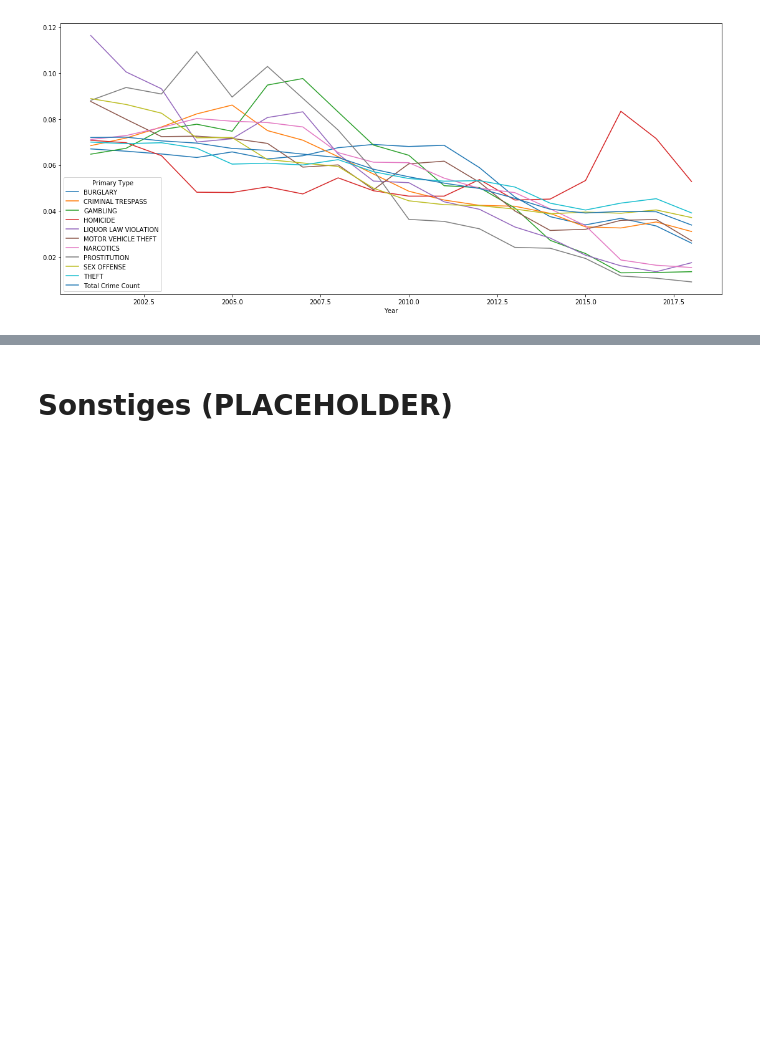
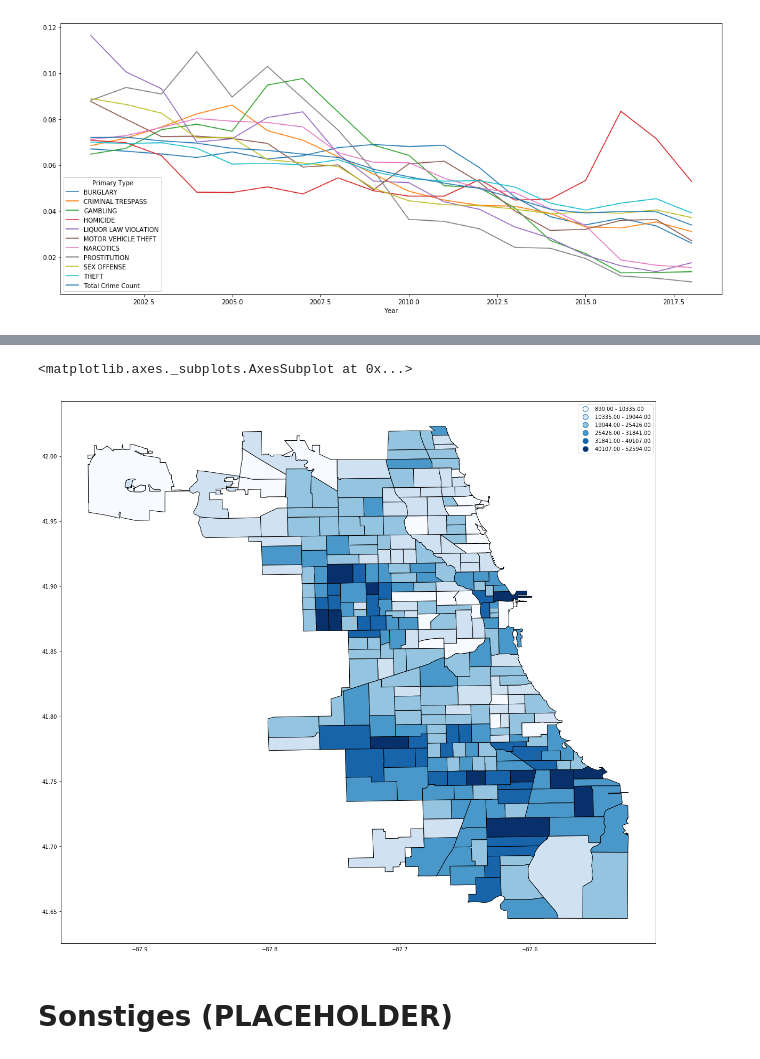
Before and after one commit to sambokai/Chicago-Crime-EDA, a Jupyter notebook: EDA.ipynb, the cells around one changed output, grey strips where cells are left out. Saved outputs shown, nothing was run; the diff lists cells and outputs as text; code cells hidden in the pictures; blank space fills up the shorter version.

```diff
--- a/EDA.ipynb
+++ b/EDA.ipynb
@@ -298,3 +358,19 @@ c.T.plot(figsize=(19,8))
+# %%
+c = crimes
+
+c = c.groupby('Beat').size().rename_axis('beat_num').rename('crimes_per_beat')
+
+c.index = c.index.astype(str)
+c.index = c.index.str.zfill(4)
+
+c = beats_map[['beat_num', 'geometry']].join(c, on='beat_num')
+
+c.crimes_per_beat = c.crimes_per_beat.fillna(0)
+
+c.plot(column='crimes_per_beat', scheme='Fisher_Jenks', cmap='Blues', figsize=(20,20), edgecolor='k', legend=True, k=6)
+# %% [output]
+<matplotlib.axes._subplots.AxesSubplot at 0x...>
+[figure, added]
 # %% [markdown]
 # Sonstiges (PLACEHOLDER)
 # %% [markdown]
```
Also changed, not shown: parts of 12 cells of this notebook.
